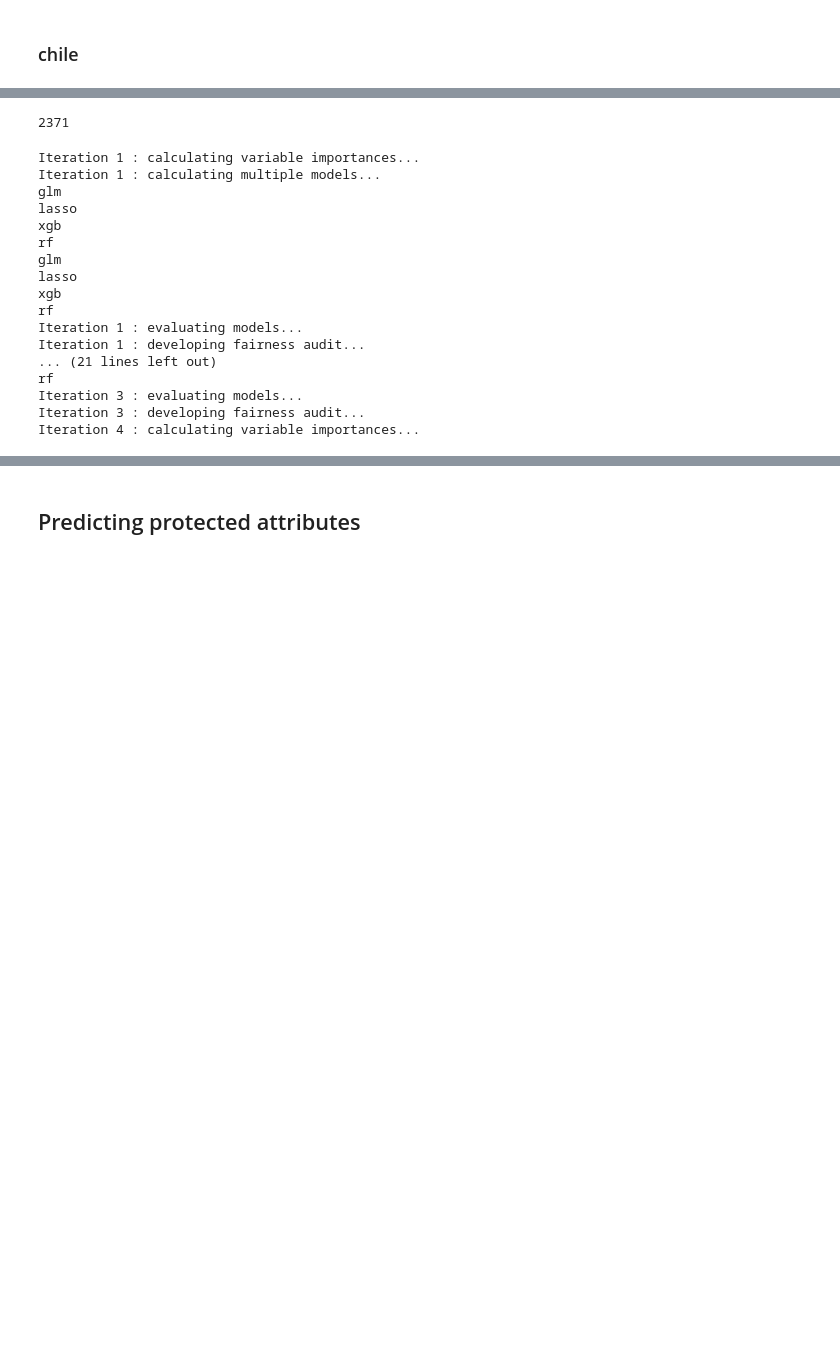
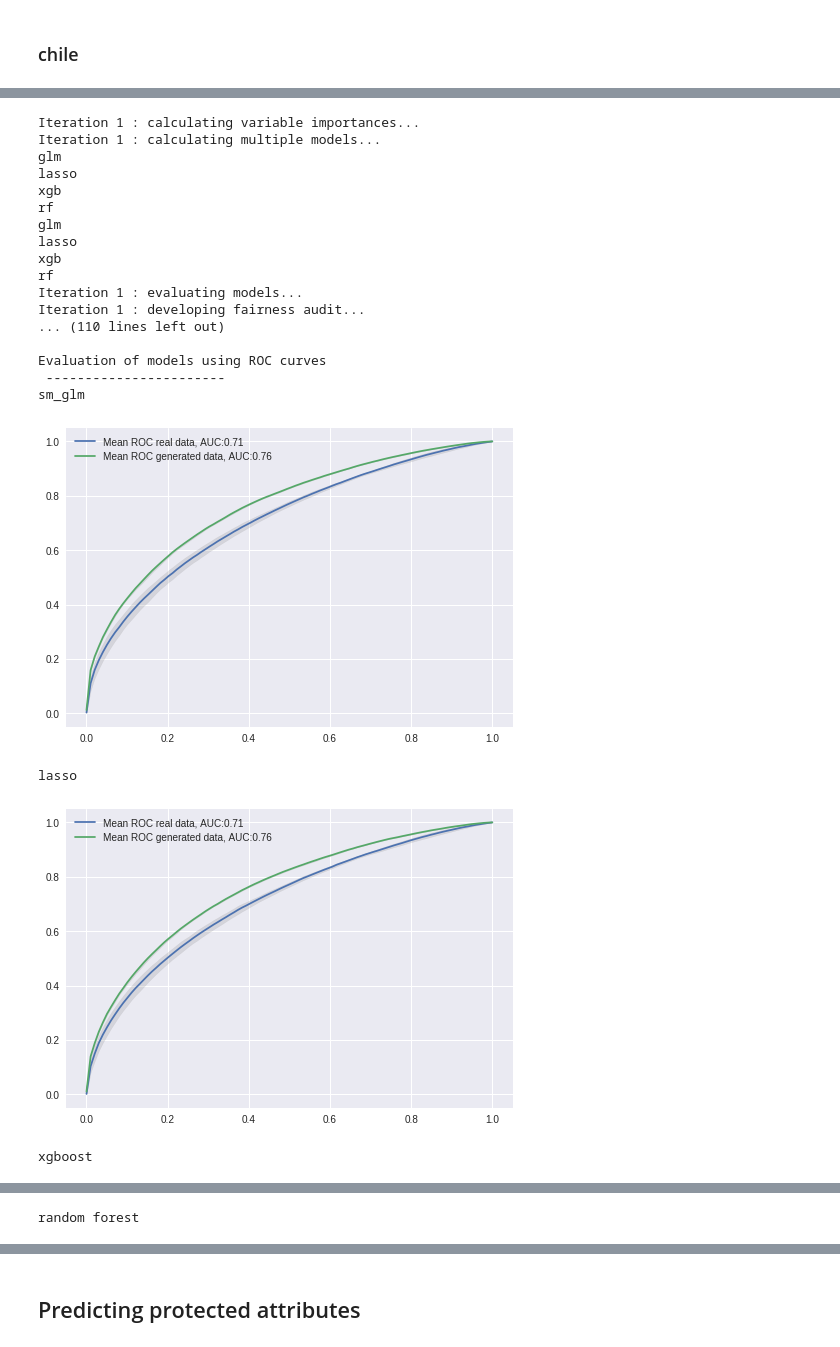
Before and after one commit to eliasbaumann/UnfairGAN, a Jupyter notebook: UnfairGAN_TPU_trial.ipynb, the cells around one changed output, grey strips where cells are left out. Saved outputs shown, nothing was run; the diff lists cells and outputs as text; code cells hidden in the pictures; blank space fills up the shorter version.

```diff
--- a/UnfairGAN_TPU_trial.ipynb
+++ b/UnfairGAN_TPU_trial.ipynb
@@ -351,6 +353,7 @@ CommandException: 1 files/objects could not be removed.
 # %% [markdown]
 ### model
 # %%
+load_from_file = False
 print_corr = False
 # Hyperparameter Definition
 
@@ -575,10 +578,25 @@ Total runtime: 56 seconds
 # %% [markdown]
 ### Generated set evaluation
 # %%
+def sample_from_prob(samples):
+  # get point where values change to find first categorical column:
+  idx = np.where(cat_vector[:-1] != cat_vector[1:])[0][0]+1
+  cat_vec_short = cat_vector[idx:]
+  # loop over all categorical variables and sample from distributions
+  for i in cat_vec_short:
+    tmp = [np.random.choice(i,size=1,p=(j/np.sum(j)))[0] for j in samples.values[:,idx:i+idx]]
+    dummy = np.zeros([len(tmp),i])
+    dummy[np.arange(len(tmp)),tmp] = 1
+    samples.values[:,idx:idx+i] = dummy
+    idx += i
+  return samples
+
 eval_orig = X_train_numpy.copy()
-eval_gen = pred_res_sampled.copy()
-# eval_gen_unsampled = pred_res.copy()
-
+if(load_from_file):
+  eval_gen = pd.read_csv(os.path.join(os.getcwd(), 'drive/My Drive/unfairgan/'+dataset_name+'/data-2019-04-09-08-25.csv'),index_col=0)
+  eval_gen = sample_from_prob(eval_gen)
+else:
+  eval_gen = pred_res_sampled.copy()
 
 
 idx = 0
@@ -668,6 +686,7 @@ class CV_Eval():
 
   def __init__(self,X,Xg,Y,Yg,threshold,dataset_name,model_names,use_perm_imp=False):
 
+    __slots__ = ['X','Xg','Y','Yg','threshold','dataset_name','model_names','perm_imp','variable_importances','all_models','all_model_res','all_audits','all_cfm','all_acc','all_roc','all_auc']
 
     self.X = X
     self.Xg = Xg
@@ -696,7 +715,7 @@ class CV_Eval():
       var_imp_model.fit(v[0],v[2])
 
       if(self.perm_imp):
-        var_imp_rf = RandomForestClassifier(n_estimators=200,n_jobs=-1)
+        var_imp_rf = RandomForestClassifier(n_estimators=200,max_depth=5,n_jobs=-1)
         var_imp_rf.fit(v[0],v[2])
         perm = PermutationImportance(estimator=var_imp_rf,cv='prefit',n_iter=3).fit(v[1],v[3]) # we can fit to trainset and to testset
 
@@ -727,15 +746,14 @@ class CV_Eval():
 
       # random forest
       print('rf')
-      rf = RandomForestClassifier(n_estimators=100)
+      rf = RandomForestClassifier(n_estimators=100,max_depth=5)
+      # rf = ExtraTreesClassifier(n_estimators=100)
       rf.fit(v[0].values,v[2].values)
       rf_res = rf.predict_proba(v[1].values)
 
 
       model_res[k] = [sm_glm_res,sk_lasso_res,xgb_res[:,1],rf_res[:,1]]
       models[k] = [sm_glm,sk_lasso,xgb,rf]
-
-    gc.collect()
 
     return models, model_res
 
@@ -993,8 +991,3 @@ No matching distribution found for cPickle
-# %%
-
-gc.collect() # this is here so i can do it someitmes :)
-# %% [output]
-2371
 # %%
 threshold = .5
 n_splits = 5
@@ -1013,36 +1006,40 @@ eval_gen['passed'] = np.int8(np.mean(eval_gen[chile_score],axis=1)>=passed)
 chile_indep = eval_orig.columns.tolist()
 chile_dep = ['Language test score P085', 'Math test score P086','passed']
 
 [chile_indep.remove(i) for i in chile_dep]
 tmp = np.sum(eval_gen[chile_indep]) > 0
 chile_indep = tmp.index[tmp]
 
 
 
 
 chile_X = eval_orig[chile_indep]
 chile_Y = eval_orig['passed']
 chile_Xg = eval_gen[chile_indep]
 chile_Yg = eval_gen['passed']
 
-ev_chile = CV_Eval(chile_X,chile_Xg,chile_Y,chile_Yg,threshold,dataset_name,model_names)
+ev_chile = CV_Eval(chile_X,chile_Xg,chile_Y,chile_Yg,threshold,dataset_name,model_names,False)
 ev_chile.evaluate(n_splits=n_splits)
 ev_chile.summary()
 # %% [output]
 Iteration 1 : calculating variable importances...
 Iteration 1 : calculating multiple models...
 glm
 lasso
 xgb
 rf
 glm
 lasso
 xgb
 rf
 Iteration 1 : evaluating models...
 Iteration 1 : developing fairness audit...
-... (21 lines left out)
-rf
-Iteration 3 : evaluating models...
-Iteration 3 : developing fairness audit...
-Iteration 4 : calculating variable importances...
+... (110 lines left out)
+
+Evaluation of models using ROC curves
+ -----------------------
+sm_glm
+[figure, added]
+lasso
+[figure, added]
+xgboost
@@ -1048,0 +1047 @@ Iteration 4 : calculating variable importances...
+random forest
```
Also changed, not shown: parts of 14 cells of this notebook.
